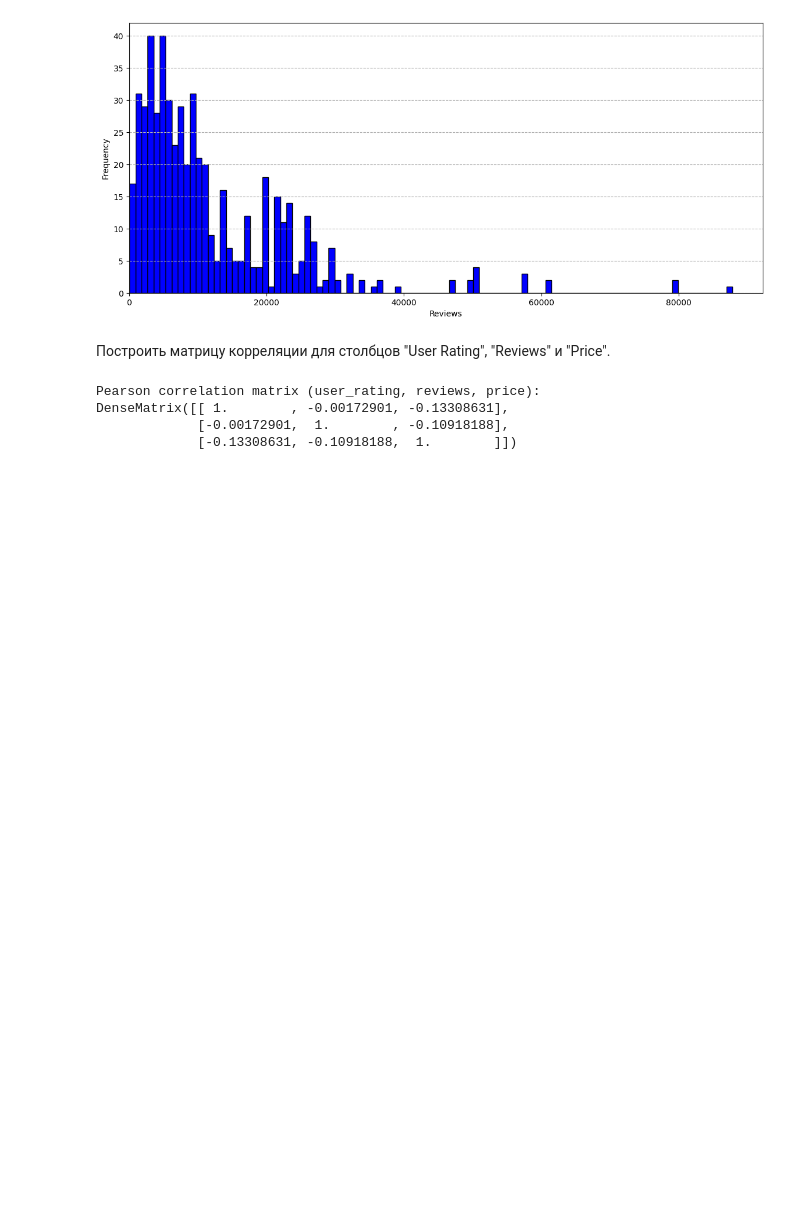
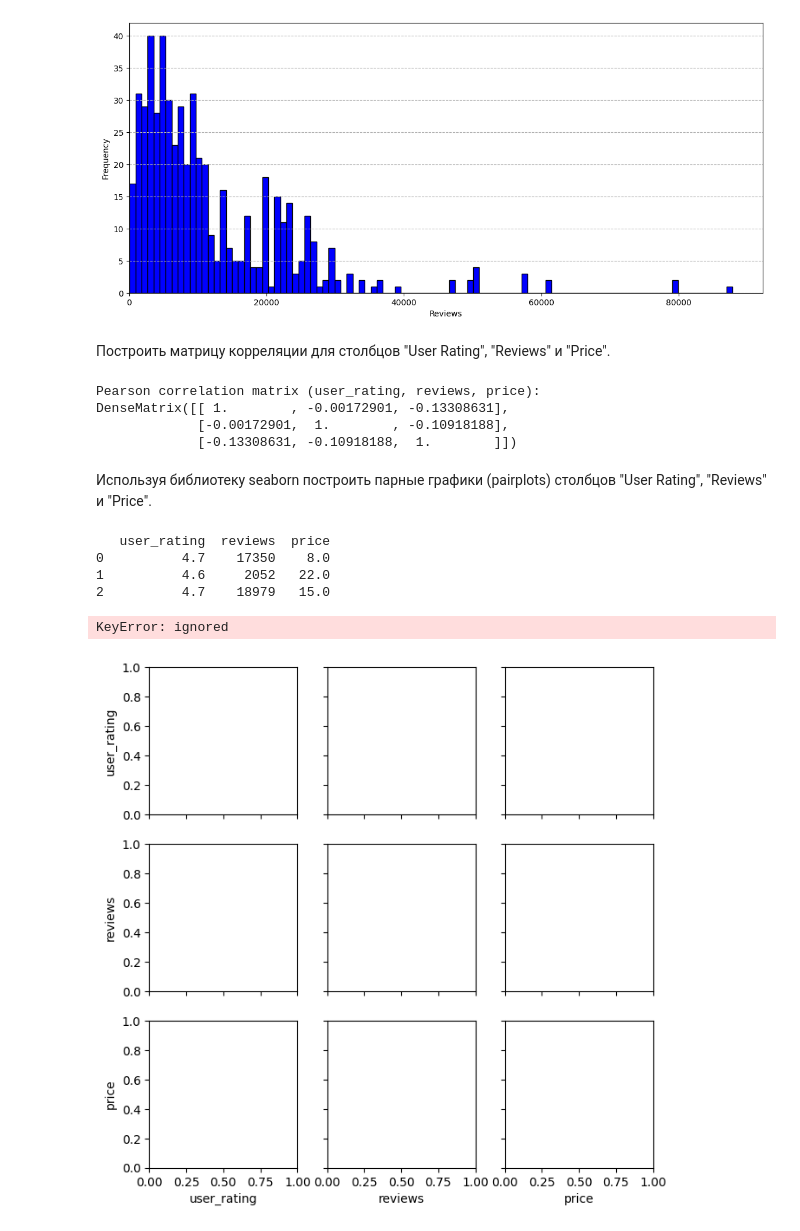
Before and after one commit to PavelStelmakhV/hw306-pyspark, a Jupyter notebook: Hw6.1.ipynb, the cells around one changed output. Saved outputs shown, nothing was run; the diff lists cells and outputs as text; code cells hidden in the pictures; blank space fills up the shorter version.

```diff
--- a/Hw6.1.ipynb
+++ b/Hw6.1.ipynb
@@ -102,3 +102,23 @@ Pearson correlation matrix (user_rating, reviews, price):
 DenseMatrix([[ 1.        , -0.00172901, -0.13308631],
              [-0.00172901,  1.        , -0.10918188],
              [-0.13308631, -0.10918188,  1.        ]])
+# %% [markdown]
+Используя библиотеку seaborn построить парные графики (pairplots) столбцов "User Rating", "Reviews" и "Price".
+# %%
+import seaborn as sns
+
+
+df_temp = df.select(["user_rating", "reviews", "price"]).toPandas()
+print(df_temp.head(3))
+
+sns.pairplot(df_temp, hue="species", diag_kind="hist")
+
+penguins = sns.load_dataset("penguins")
+print(penguins.head(3))
+# %% [output]
+   user_rating  reviews  price
+0          4.7    17350    8.0
+1          4.6     2052   22.0
+2          4.7    18979   15.0
+KeyError: ignored
+[figure, added]
```
